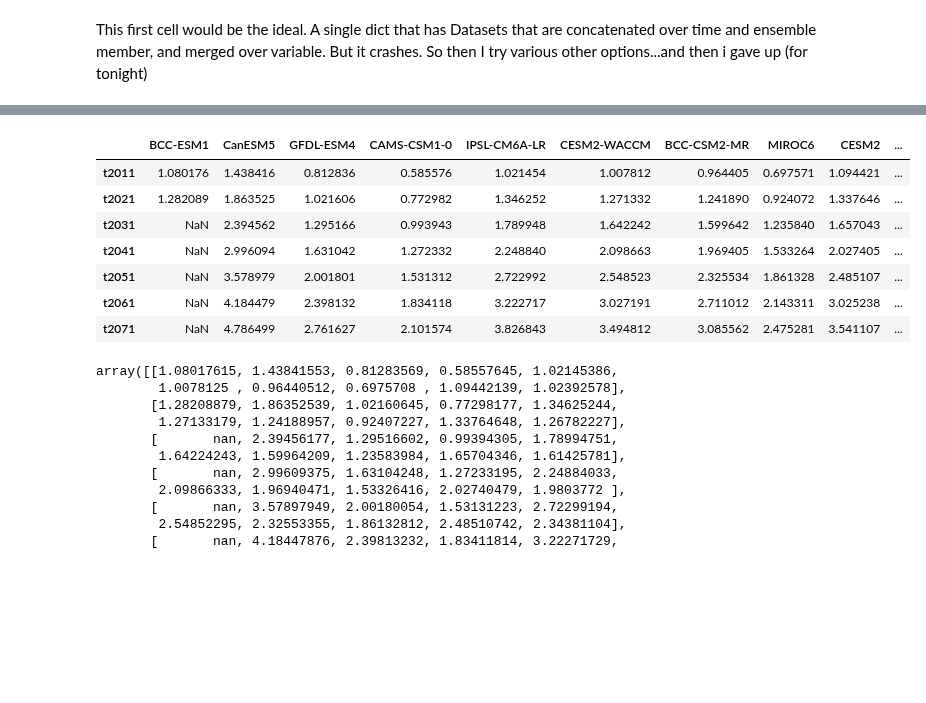
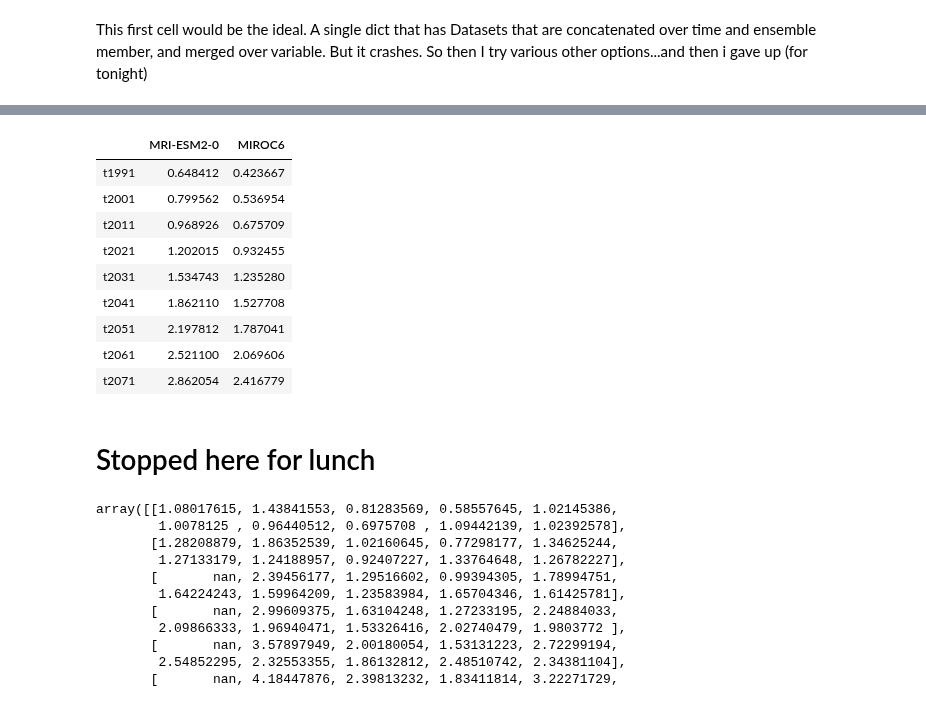
Before and after one commit to apendergrass/cmip6hack-precip, a Jupyter notebook: notebooks/mean_var_calcs.ipynb, the cells around one changed output, grey strips where cells are left out. Drawn from its saved outputs; the diff is of its cells as text; code cells hidden in the pictures; blank space fills up the shorter version.

Commit message:
got intake-esm working for a couple things via the load_data fun

```diff
--- a/notebooks/mean_var_calcs.ipynb
+++ b/notebooks/mean_var_calcs.ipynb
@@ -404,15 +515,19 @@ pd.DataFrame(tresults_new).to_csv('tresults.csv')
 # %%
-tresults_new=pd.read_csv('tresults.csv',index_col=0)
+tresults_new=pd.read_csv('tresults_intake-esm-cheyenne.csv',index_col=0)
 tresults_new
 # %% [output]
-|  | BCC-ESM1 | CanESM5 | GFDL-ESM4 | CAMS-CSM1-0 | IPSL-CM6A-LR | CESM2-WACCM | BCC-CSM2-MR | MIROC6 | CESM2 | ... |
-| t2011 | 1.080176 | 1.438416 | 0.812836 | 0.585576 | 1.021454 | 1.007812 | 0.964405 | 0.697571 | 1.094421 | ... |
-| t2021 | 1.282089 | 1.863525 | 1.021606 | 0.772982 | 1.346252 | 1.271332 | 1.241890 | 0.924072 | 1.337646 | ... |
-| t2031 | NaN | 2.394562 | 1.295166 | 0.993943 | 1.789948 | 1.642242 | 1.599642 | 1.235840 | 1.657043 | ... |
-| t2041 | NaN | 2.996094 | 1.631042 | 1.272332 | 2.248840 | 2.098663 | 1.969405 | 1.533264 | 2.027405 | ... |
-| t2051 | NaN | 3.578979 | 2.001801 | 1.531312 | 2.722992 | 2.548523 | 2.325534 | 1.861328 | 2.485107 | ... |
-| t2061 | NaN | 4.184479 | 2.398132 | 1.834118 | 3.222717 | 3.027191 | 2.711012 | 2.143311 | 3.025238 | ... |
-| t2071 | NaN | 4.786499 | 2.761627 | 2.101574 | 3.826843 | 3.494812 | 3.085562 | 2.475281 | 3.541107 | ... |
+|  | MRI-ESM2-0 | MIROC6 |
+| t1991 | 0.648412 | 0.423667 |
+| t2001 | 0.799562 | 0.536954 |
+| t2011 | 0.968926 | 0.675709 |
+| t2021 | 1.202015 | 0.932455 |
+| t2031 | 1.534743 | 1.235280 |
+| t2041 | 1.862110 | 1.527708 |
+| t2051 | 2.197812 | 1.787041 |
+| t2061 | 2.521100 | 2.069606 |
+| t2071 | 2.862054 | 2.416779 |
+# %% [markdown]
+# Stopped here for lunch
 # %%
 tresults_dict=tresults_new.to_dict()
 # %%
```
Also changed, not shown: parts of 36 cells of this notebook.
